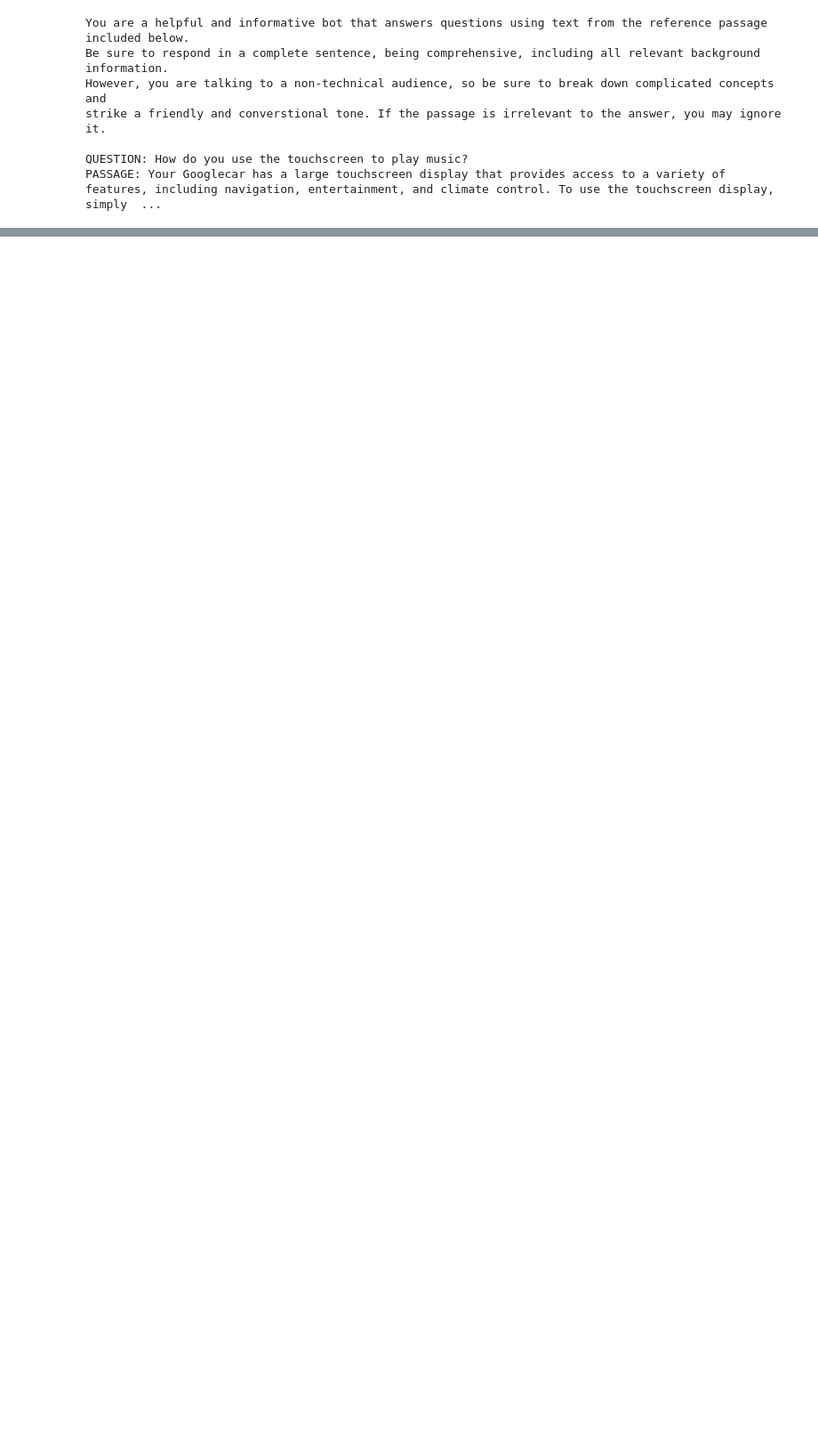
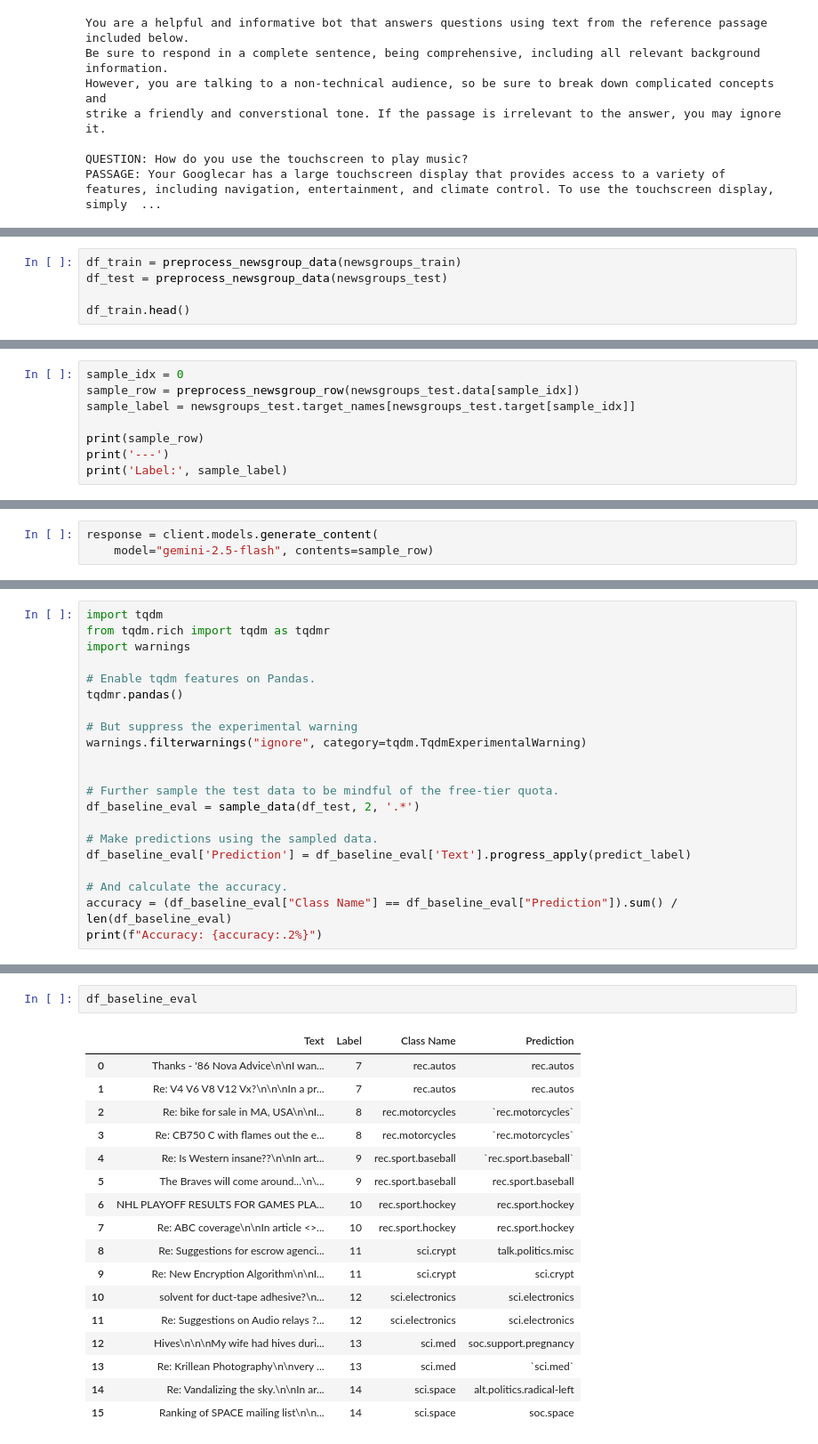
Before and after one commit to parshvak26/GENAI, a Jupyter notebook: Complete_GenAI.ipynb, the cells around one changed output, grey strips where cells are left out. Shown: that part at 89% size. Drawn from its saved outputs; the diff is of its cells as text; blank space fills up the shorter version.

```diff
--- a/Complete_GenAI.ipynb
+++ b/Complete_GenAI.ipynb
@@ -713,0 +881,5 @@ It's super easy to play music in your Googlecar using the large touchscreen disp
+# %%
+df_train = preprocess_newsgroup_data(newsgroups_train)
+df_test = preprocess_newsgroup_data(newsgroups_test)
+
+df_train.head()
@@ -713,0 +915,8 @@ It's super easy to play music in your Googlecar using the large touchscreen disp
+# %%
+sample_idx = 0
+sample_row = preprocess_newsgroup_row(newsgroups_test.data[sample_idx])
+sample_label = newsgroups_test.target_names[newsgroups_test.target[sample_idx]]
+
+print(sample_row)
+print('---')
+print('Label:', sample_label)
@@ -713,0 +939,3 @@ It's super easy to play music in your Googlecar using the large touchscreen disp
+# %%
+response = client.models.generate_content(
+    model="gemini-2.5-flash", contents=sample_row)
@@ -713,0 +1063,21 @@ It's super easy to play music in your Googlecar using the large touchscreen disp
+# %%
+import tqdm
+from tqdm.rich import tqdm as tqdmr
+import warnings
+
+# Enable tqdm features on Pandas.
+tqdmr.pandas()
+
+# But suppress the experimental warning
+warnings.filterwarnings("ignore", category=tqdm.TqdmExperimentalWarning)
+
+
+# Further sample the test data to be mindful of the free-tier quota.
+df_baseline_eval = sample_data(df_test, 2, '.*')
+
+# Make predictions using the sampled data.
+df_baseline_eval['Prediction'] = df_baseline_eval['Text'].progress_apply(predict_label)
+
+# And calculate the accuracy.
+accuracy = (df_baseline_eval["Class Name"] == df_baseline_eval["Prediction"]).sum() / len(df_baseline_eval)
+print(f"Accuracy: {accuracy:.2%}")
@@ -713,0 +1088,20 @@ It's super easy to play music in your Googlecar using the large touchscreen disp
+# %%
+df_baseline_eval
+# %% [output]
+|  | Text | Label | Class Name | Prediction |
+| 0 | Thanks - '86 Nova Advice\n\nI wan... | 7 | rec.autos | rec.autos |
+| 1 | Re: V4 V6 V8 V12 Vx?\n\n\nIn a pr... | 7 | rec.autos | rec.autos |
+| 2 | Re: bike for sale in MA, USA\n\nI... | 8 | rec.motorcycles | `rec.motorcycles` |
+| 3 | Re: CB750 C with flames out the e... | 8 | rec.motorcycles | `rec.motorcycles` |
+| 4 | Re: Is Western insane??\n\nIn art... | 9 | rec.sport.baseball | `rec.sport.baseball` |
+| 5 | The Braves will come around...\n\... | 9 | rec.sport.baseball | rec.sport.baseball |
+| 6 | NHL PLAYOFF RESULTS FOR GAMES PLA... | 10 | rec.sport.hockey | rec.sport.hockey |
+| 7 | Re: ABC coverage\n\nIn article <>... | 10 | rec.sport.hockey | rec.sport.hockey |
+| 8 | Re: Suggestions for escrow agenci... | 11 | sci.crypt | talk.politics.misc |
+| 9 | Re: New Encryption Algorithm\n\nI... | 11 | sci.crypt | sci.crypt |
+| 10 | solvent for duct-tape adhesive?\n... | 12 | sci.electronics | sci.electronics |
+| 11 | Re: Suggestions on Audio relays ?... | 12 | sci.electronics | sci.electronics |
+| 12 | Hives\n\n\nMy wife had hives duri... | 13 | sci.med | soc.support.pregnancy |
+| 13 | Re: Krillean Photography\n\nvery ... | 13 | sci.med | `sci.med` |
+| 14 | Re: Vandalizing the sky.\n\nIn ar... | 14 | sci.space | alt.politics.radical-left |
+| 15 | Ranking of SPACE mailing list\n\n... | 14 | sci.space | soc.space |
```
Also changed, not shown: parts of 26 cells of this notebook.
